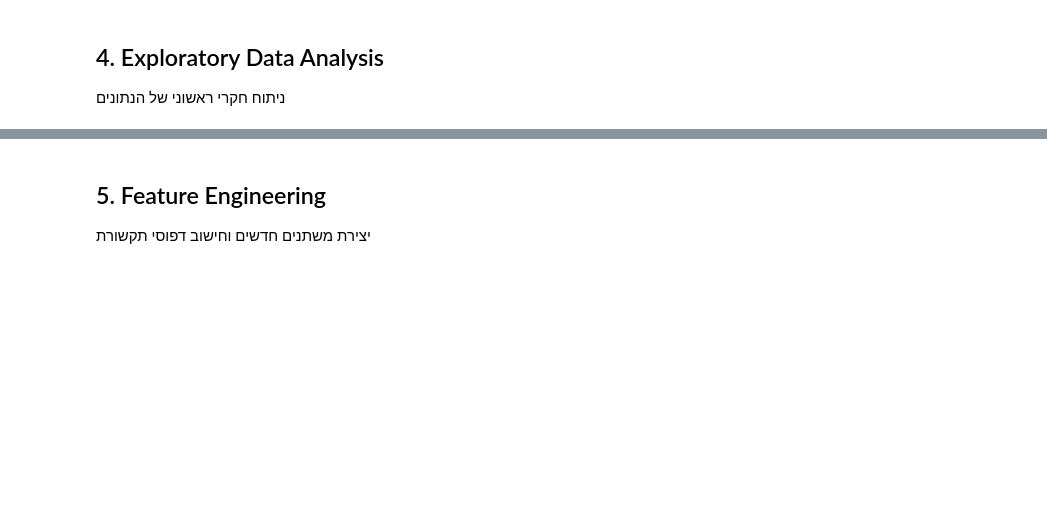
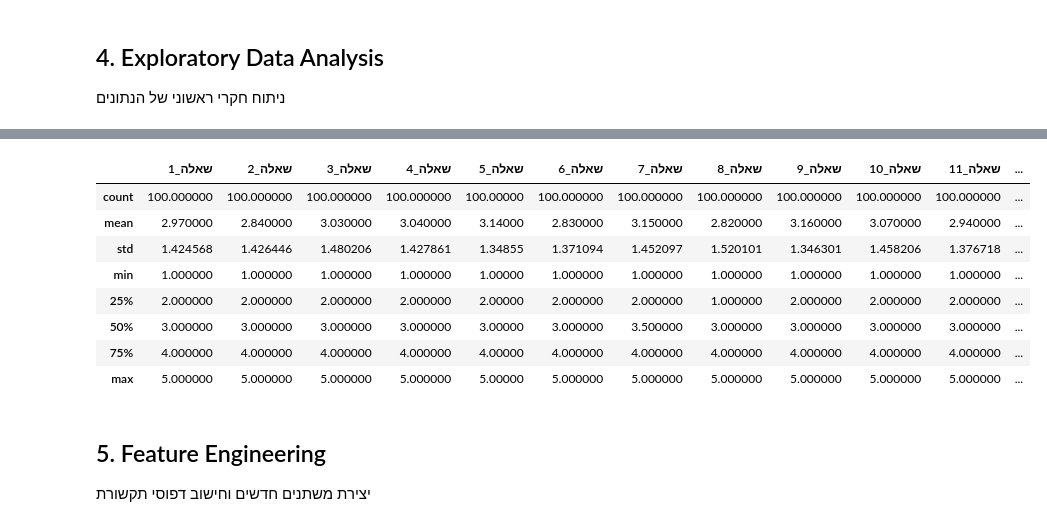
Before and after one commit to edenede2/BellaWork, a Jupyter notebook: communication_analysis.ipynb, the cells around one changed output, grey strips where cells are left out. Saved outputs shown, nothing was run; the diff lists cells and outputs as text; code cells hidden in the pictures; blank space fills up the shorter version.

```diff
--- a/communication_analysis.ipynb
+++ b/communication_analysis.ipynb
@@ -194,3 +267,15 @@ print("Basic EDA completed!")
+# %%
+questions_stats
+# %% [output]
+|  | שאלה_1 | שאלה_2 | שאלה_3 | שאלה_4 | שאלה_5 | שאלה_6 | שאלה_7 | שאלה_8 | שאלה_9 | שאלה_10 | שאלה_11 | ... |
+| count | 100.000000 | 100.000000 | 100.000000 | 100.000000 | 100.00000 | 100.000000 | 100.000000 | 100.000000 | 100.000000 | 100.000000 | 100.000000 | ... |
+| mean | 2.970000 | 2.840000 | 3.030000 | 3.040000 | 3.14000 | 2.830000 | 3.150000 | 2.820000 | 3.160000 | 3.070000 | 2.940000 | ... |
+| std | 1.424568 | 1.426446 | 1.480206 | 1.427861 | 1.34855 | 1.371094 | 1.452097 | 1.520101 | 1.346301 | 1.458206 | 1.376718 | ... |
+| min | 1.000000 | 1.000000 | 1.000000 | 1.000000 | 1.00000 | 1.000000 | 1.000000 | 1.000000 | 1.000000 | 1.000000 | 1.000000 | ... |
+| 25% | 2.000000 | 2.000000 | 2.000000 | 2.000000 | 2.00000 | 2.000000 | 2.000000 | 1.000000 | 2.000000 | 2.000000 | 2.000000 | ... |
+| 50% | 3.000000 | 3.000000 | 3.000000 | 3.000000 | 3.00000 | 3.000000 | 3.500000 | 3.000000 | 3.000000 | 3.000000 | 3.000000 | ... |
+| 75% | 4.000000 | 4.000000 | 4.000000 | 4.000000 | 4.00000 | 4.000000 | 4.000000 | 4.000000 | 4.000000 | 4.000000 | 4.000000 | ... |
+| max | 5.000000 | 5.000000 | 5.000000 | 5.000000 | 5.00000 | 5.000000 | 5.000000 | 5.000000 | 5.000000 | 5.000000 | 5.000000 | ... |
 # %% [markdown]
 ## 5. Feature Engineering
 יצירת משתנים חדשים וחישוב דפוסי תקשורת
```
Also changed, not shown: parts of 4 cells of this notebook, 1 other file.
